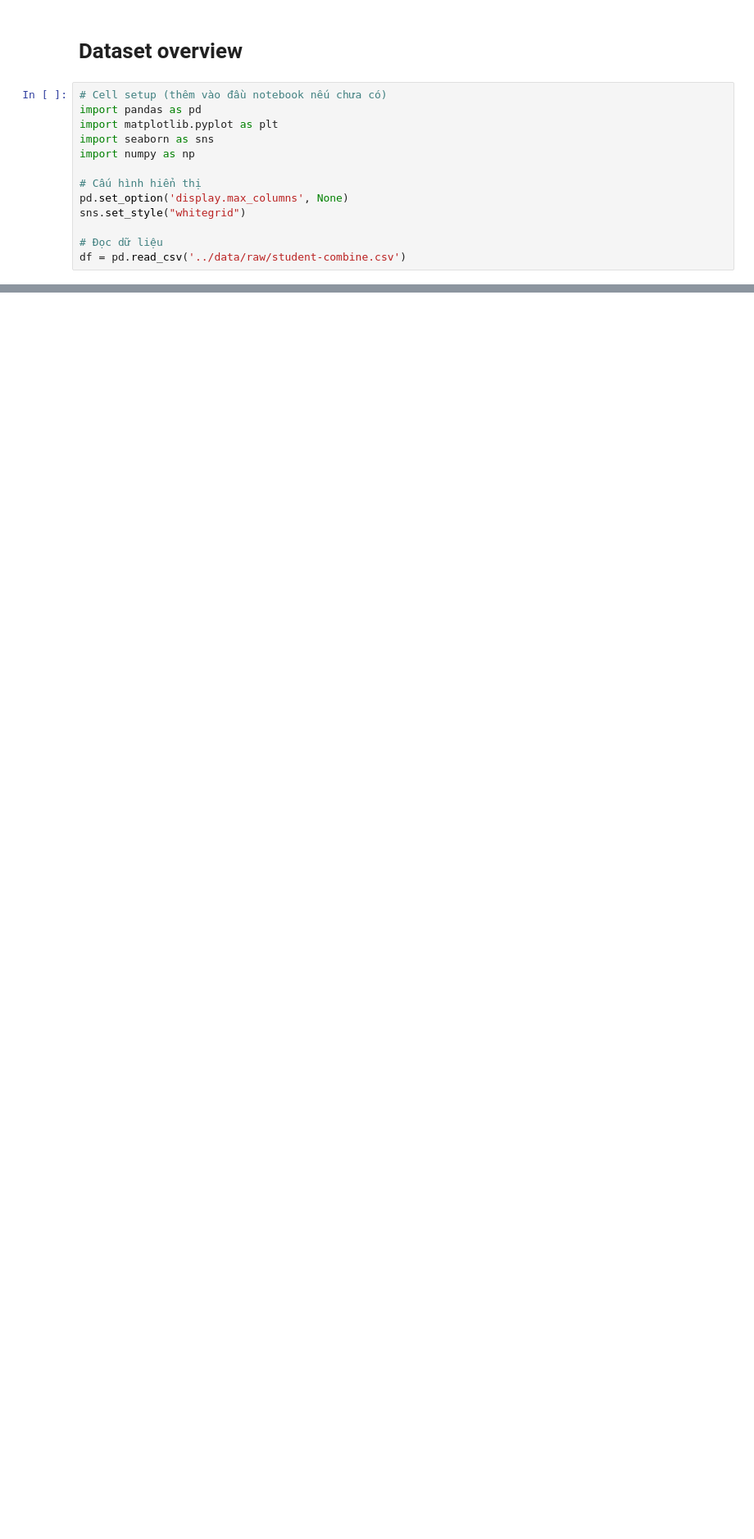
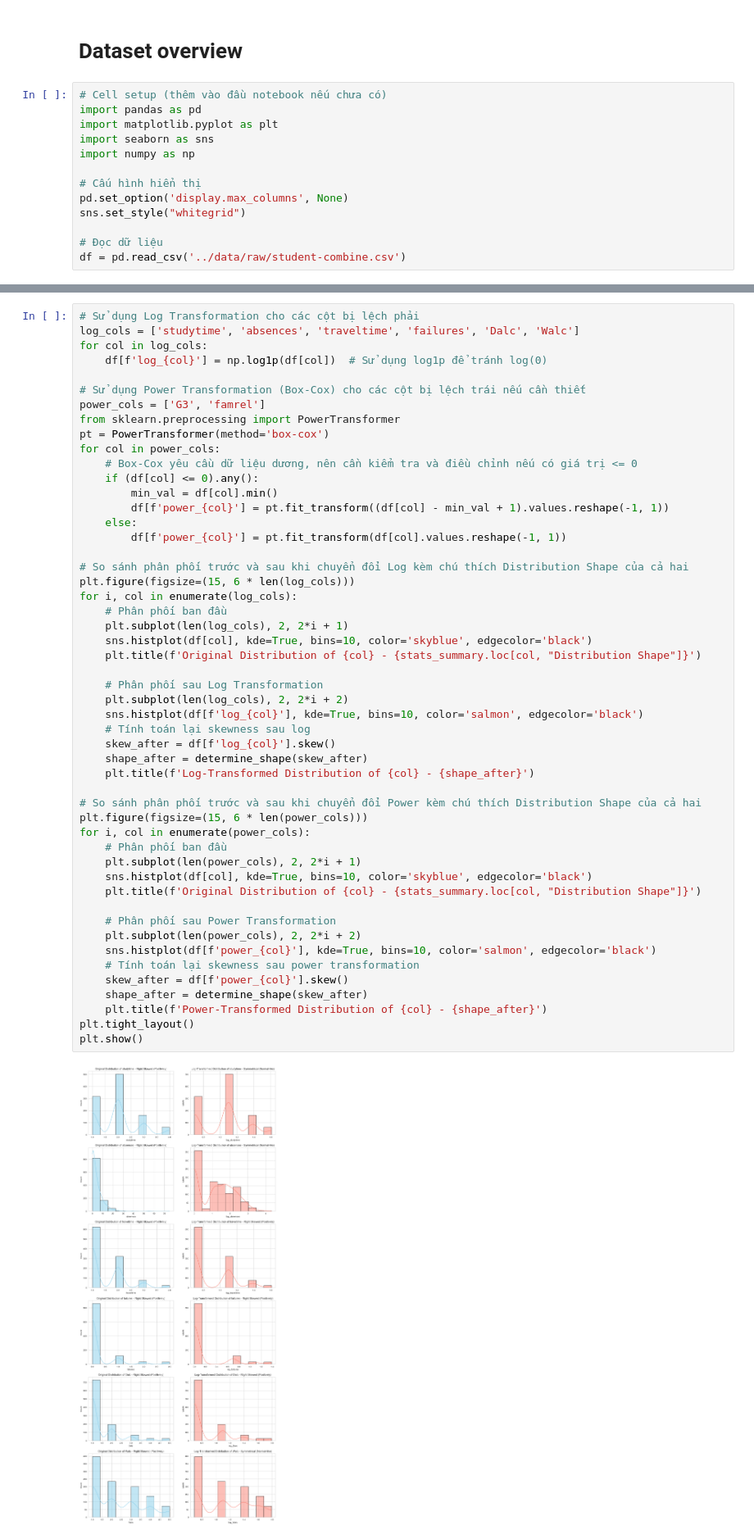
Before and after one commit to nganbee/student_alcohol_consumption_DS, a Jupyter notebook: notebooks/01_data_exploration.ipynb, the cells around one changed output, grey strips where cells are left out. Shown at 82% size. Drawn from its saved outputs; the diff is of its cells as text; blank space fills up the shorter version.

```diff
--- a/notebooks/01_data_exploration.ipynb
+++ b/notebooks/01_data_exploration.ipynb
@@ -885,0 +192,53 @@ Red Flags:
+# %%
+# Sử dụng Log Transformation cho các cột bị lệch phải
+log_cols = ['studytime', 'absences', 'traveltime', 'failures', 'Dalc', 'Walc']
+for col in log_cols:
+    df[f'log_{col}'] = np.log1p(df[col])  # Sử dụng log1p để tránh log(0)
+
+# Sử dụng Power Transformation (Box-Cox) cho các cột bị lệch trái nếu cần thiết
+power_cols = ['G3', 'famrel']
+from sklearn.preprocessing import PowerTransformer
+pt = PowerTransformer(method='box-cox')
+for col in power_cols:
+    # Box-Cox yêu cầu dữ liệu dương, nên cần kiểm tra và điều chỉnh nếu có giá trị <= 0
+    if (df[col] <= 0).any():
+        min_val = df[col].min()
+        df[f'power_{col}'] = pt.fit_transform((df[col] - min_val + 1).values.reshape(-1, 1))
+    else:
+        df[f'power_{col}'] = pt.fit_transform(df[col].values.reshape(-1, 1))
+
+# So sánh phân phối trước và sau khi chuyển đổi Log kèm chú thích Distribution Shape của cả hai
+plt.figure(figsize=(15, 6 * len(log_cols)))
+for i, col in enumerate(log_cols):
+    # Phân phối ban đầu
+    plt.subplot(len(log_cols), 2, 2*i + 1)
+    sns.histplot(df[col], kde=True, bins=10, color='skyblue', edgecolor='black')
+    plt.title(f'Original Distribution of {col} - {stats_summary.loc[col, "Distribution Shape"]}')
+
+    # Phân phối sau Log Transformation
+    plt.subplot(len(log_cols), 2, 2*i + 2)
+    sns.histplot(df[f'log_{col}'], kde=True, bins=10, color='salmon', edgecolor='black')
+    # Tính toán lại skewness sau log
+    skew_after = df[f'log_{col}'].skew()
+    shape_after = determine_shape(skew_after)
+    plt.title(f'Log-Transformed Distribution of {col} - {shape_after}')
+
+# So sánh phân phối trước và sau khi chuyển đổi Power kèm chú thích Distribution Shape của cả hai
+plt.figure(figsize=(15, 6 * len(power_cols)))
+for i, col in enumerate(power_cols):
+    # Phân phối ban đầu
+    plt.subplot(len(power_cols), 2, 2*i + 1)
+    sns.histplot(df[col], kde=True, bins=10, color='skyblue', edgecolor='black')
+    plt.title(f'Original Distribution of {col} - {stats_summary.loc[col, "Distribution Shape"]}')
+
+    # Phân phối sau Power Transformation
+    plt.subplot(len(power_cols), 2, 2*i + 2)
+    sns.histplot(df[f'power_{col}'], kde=True, bins=10, color='salmon', edgecolor='black')
+    # Tính toán lại skewness sau power transformation
+    skew_after = df[f'power_{col}'].skew()
+    shape_after = determine_shape(skew_after)
+    plt.title(f'Power-Transformed Distribution of {col} - {shape_after}')
+plt.tight_layout()
+plt.show()
+# %% [output]
+[figure, added]
```
Also changed, not shown: parts of 38 cells of this notebook.
